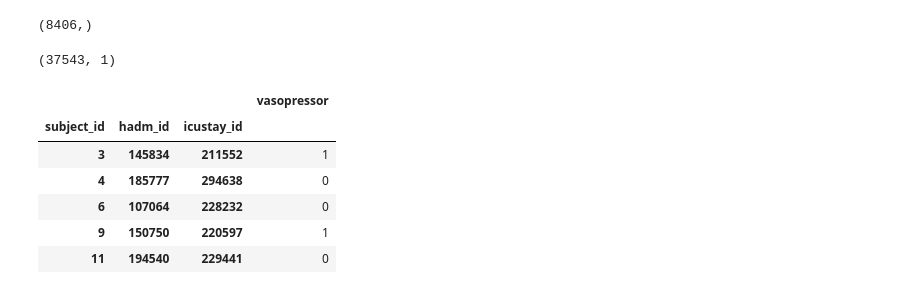
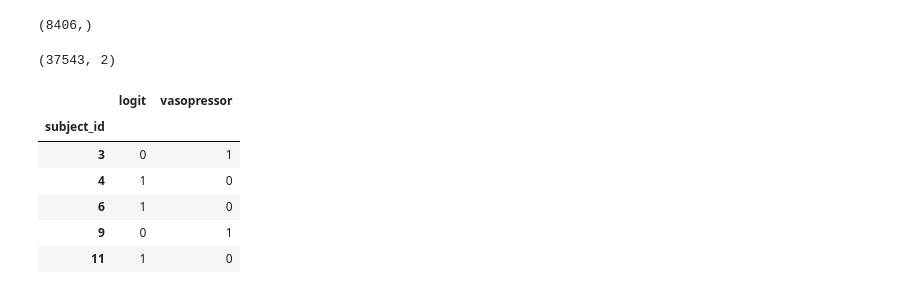
Before and after one commit to KevinArmbruster/optimal-summaries-public, a Jupyter notebook: preprocess_MIMIC_data.ipynb, the cells around one changed output. Drawn from its saved outputs; the diff is of its cells as text; code cells hidden in the pictures.

```diff
--- a/preprocess_MIMIC_data.ipynb
+++ b/preprocess_MIMIC_data.ipynb
@@ -85,16 +120,23 @@ excluded_subject_ids.shape
 (8406,)
 # %%
 outcome = pd.DataFrame(interventions.groupby(["subject_id", "hadm_id", "icustay_id"])["vasopressor"].agg("max"))
+
+outcome.reset_index(inplace=True)
+outcome.set_index(["subject_id"], inplace=True)
+outcome.drop(columns=["hadm_id", "icustay_id"], inplace=True)
+
+outcome.insert(0, "logit", (~outcome["vasopressor"].astype(bool)).astype(int))
+
 print(outcome.shape)
 display(outcome.head())
 # %% [output]
-(37543, 1)
+(37543, 2)
-|  |  |  | vasopressor |
-| subject_id | hadm_id | icustay_id |  |
-| 3 | 145834 | 211552 | 1 |
-| 4 | 185777 | 294638 | 0 |
-| 6 | 107064 | 228232 | 0 |
-| 9 | 150750 | 220597 | 1 |
-| 11 | 194540 | 229441 | 0 |
+|  | logit | vasopressor |
+| subject_id |  |  |
+| 3 | 0 | 1 |
+| 4 | 1 | 0 |
+| 6 | 1 | 0 |
+| 9 | 0 | 1 |
+| 11 | 1 | 0 |
 # %%
 vitals_labs_mean = pd.read_hdf(filename, key="vitals_labs_mean")
```
Also changed, not shown: parts of 11 cells of this notebook, 3 other files.
